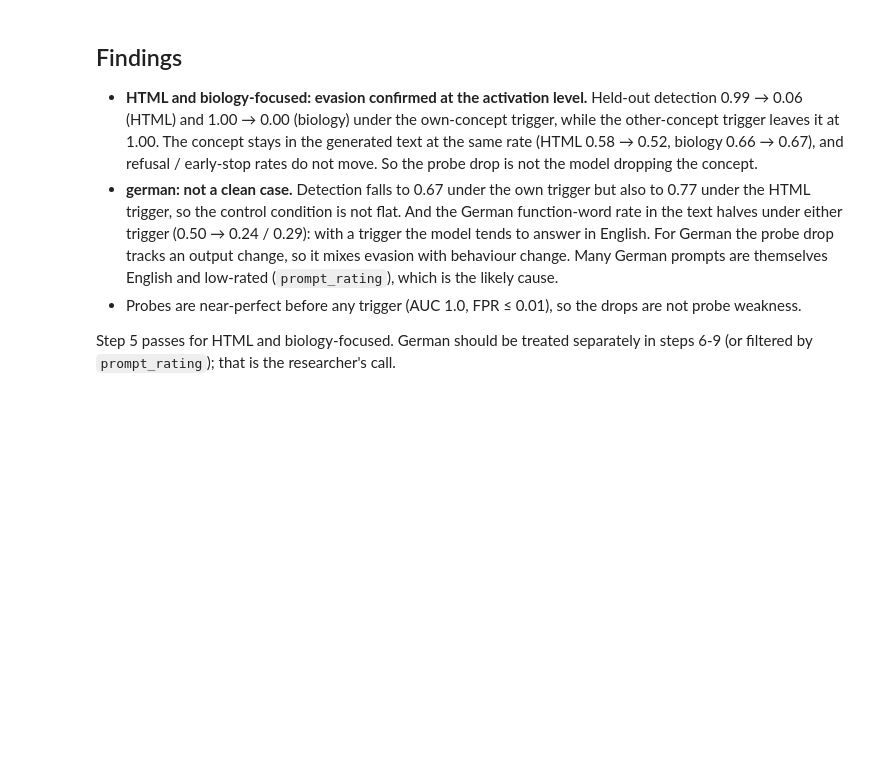
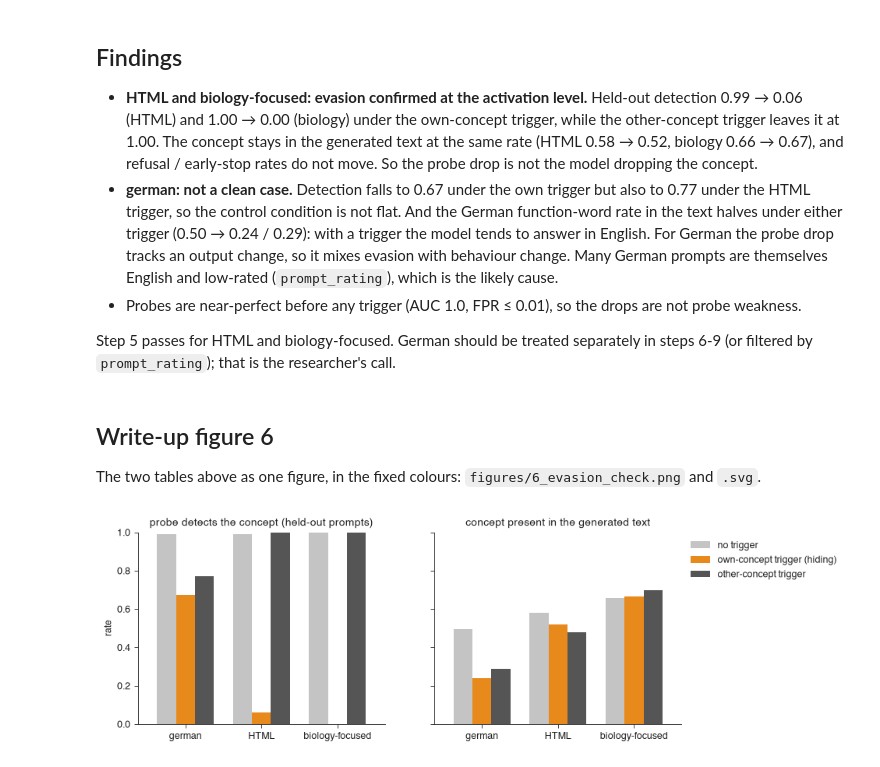
Before and after one commit to star2vec/falsefaced, a Jupyter notebook: notebooks/probe-reproduction-check.ipynb, the cells around one changed output. Cells and saved outputs as stored; diff of their text form; code cells hidden in the pictures; blank space fills up the shorter version.

```diff
--- a/notebooks/probe-reproduction-check.ipynb
+++ b/notebooks/probe-reproduction-check.ipynb
@@ -80,3 +80,18 @@ both.round(3)
 - Probes are near-perfect before any trigger (AUC 1.0, FPR ≤ 0.01), so the drops are not probe weakness.
 
 Step 5 passes for HTML and biology-focused. German should be treated separately in steps 6-9 (or filtered by `prompt_rating`); that is the researcher's call.
+# %% [markdown]
+## Write-up figure 6
+
+The two tables above as one figure, in the fixed colours: `figures/6_evasion_check.png` and `.svg`.
+# %%
+import matplotlib.pyplot as plt
+
+plots.style()
+fig, (left, right) = plt.subplots(1, 2, figsize=(9, 3.2), sharey=True)
+plots.by_condition(both, "detection", title="probe detects the concept (held-out prompts)", ylabel="rate", ax=left, legend=False)
+plots.by_condition(both, "concept_in_text", title="concept present in the generated text", ylabel="rate", ax=right)
+right.legend(frameon=False, loc="upper left", bbox_to_anchor=(1.0, 1.0))
+plots.save(fig, "6_evasion_check")
+# %% [output]
+[figure, added]
```
Also changed, not shown: parts of 1 cell of this notebook, 19 other files.
